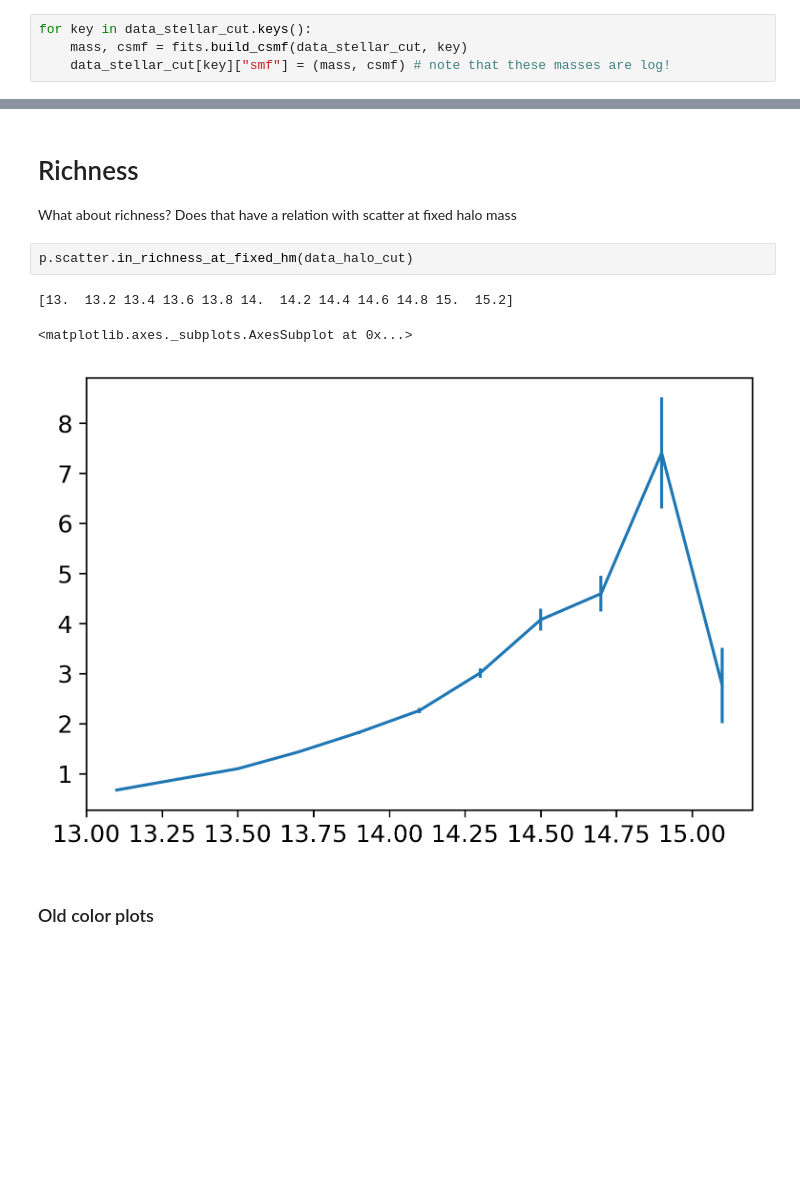
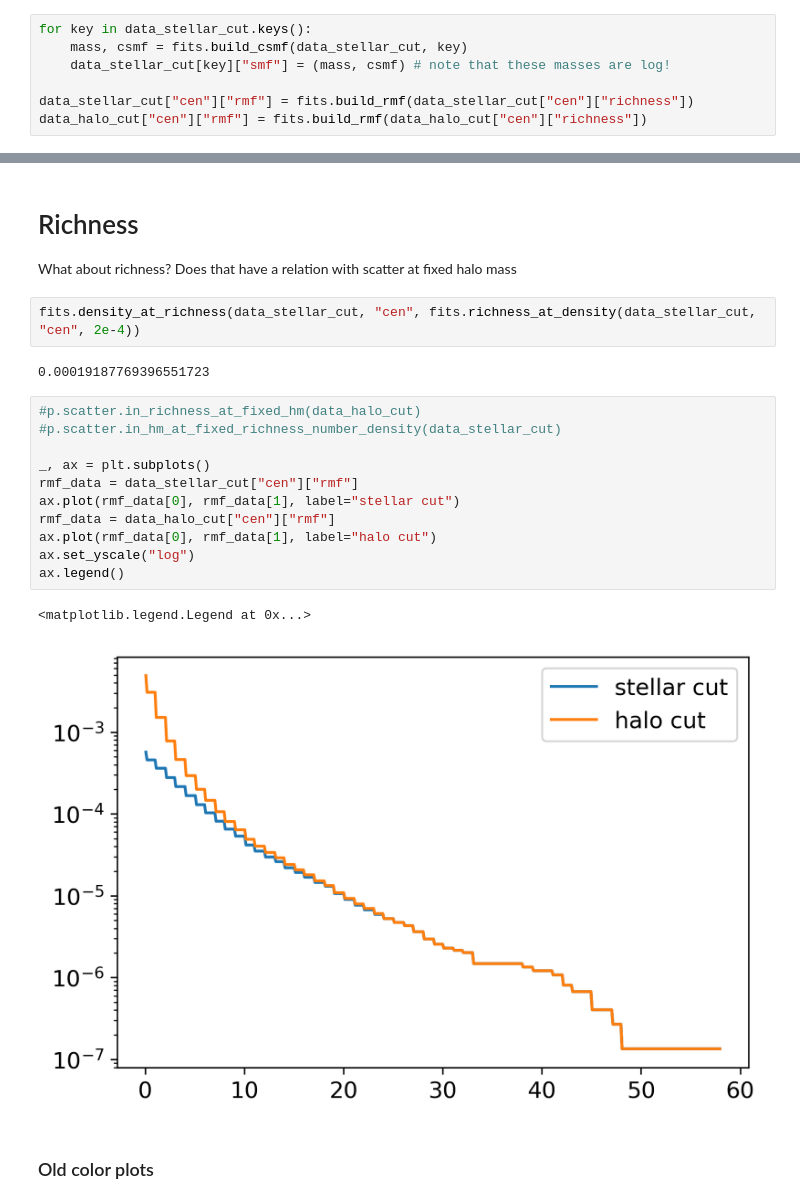
Before and after one commit to dr-guangtou/asap, a Jupyter notebook: cb/main.ipynb, the cells around one changed output, grey strips where cells are left out. Cells and saved outputs as stored; diff of their text form; blank space fills up the shorter version.

```diff
--- a/cb/main.ipynb
+++ b/cb/main.ipynb
@@ -67,3 +67,6 @@ x["cen"]["richness"][0]
 for key in data_stellar_cut.keys():
     mass, csmf = fits.build_csmf(data_stellar_cut, key)
     data_stellar_cut[key]["smf"] = (mass, csmf) # note that these masses are log!
+
+data_stellar_cut["cen"]["rmf"] = fits.build_rmf(data_stellar_cut["cen"]["richness"])
+data_halo_cut["cen"]["rmf"] = fits.build_rmf(data_halo_cut["cen"]["richness"])
@@ -165,12 +175,24 @@ Dropped 4 galaxies with mass of 0
 # Richness
 
 What about richness? Does that have a relation with scatter at fixed halo mass
-# %%
-p.scatter.in_richness_at_fixed_hm(data_halo_cut)
-# %% [output]
-[13.  13.2 13.4 13.6 13.8 14.  14.2 14.4 14.6 14.8 15.  15.2]
-<matplotlib.axes._subplots.AxesSubplot at 0x...>
-[figure, removed]
+# %%
+fits.density_at_richness(data_stellar_cut, "cen", fits.richness_at_density(data_stellar_cut, "cen", 2e-4))
+# %% [output]
+0.00019187769396551723
+# %%
+#p.scatter.in_richness_at_fixed_hm(data_halo_cut)
+#p.scatter.in_hm_at_fixed_richness_number_density(data_stellar_cut)
+
+_, ax = plt.subplots()
+rmf_data = data_stellar_cut["cen"]["rmf"]
+ax.plot(rmf_data[0], rmf_data[1], label="stellar cut")
+rmf_data = data_halo_cut["cen"]["rmf"]
+ax.plot(rmf_data[0], rmf_data[1], label="halo cut")
+ax.set_yscale("log")
+ax.legend()
+# %% [output]
+<matplotlib.legend.Legend at 0x...>
+[figure, added]
 # %% [markdown]
 ### Old color plots
 # %%
```
Also changed, not shown: parts of 2 cells of this notebook, 6 other files.
